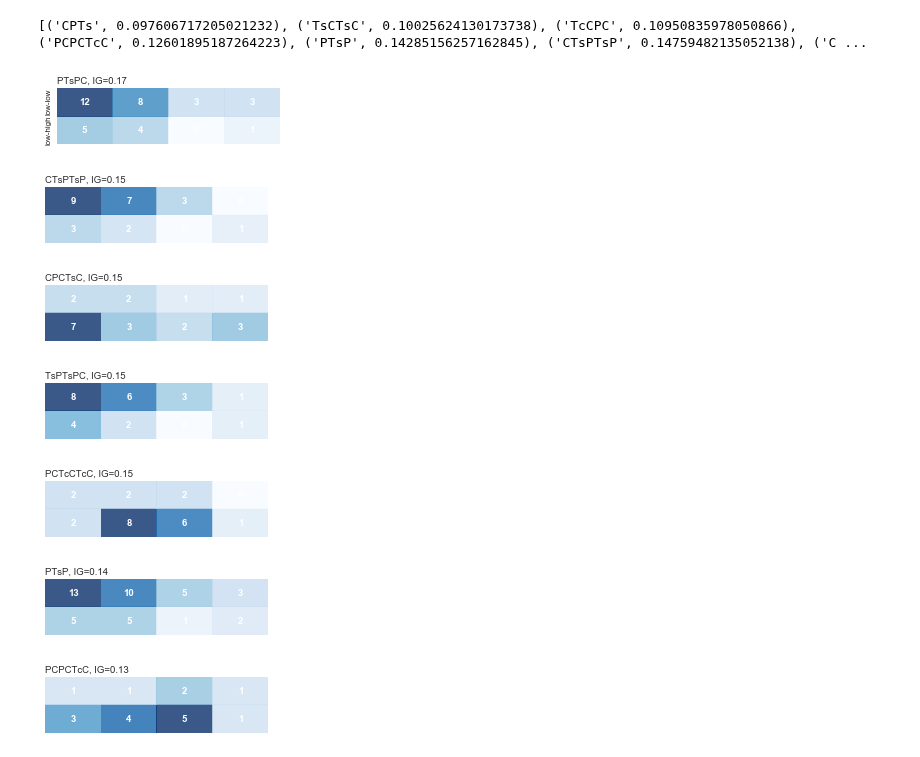
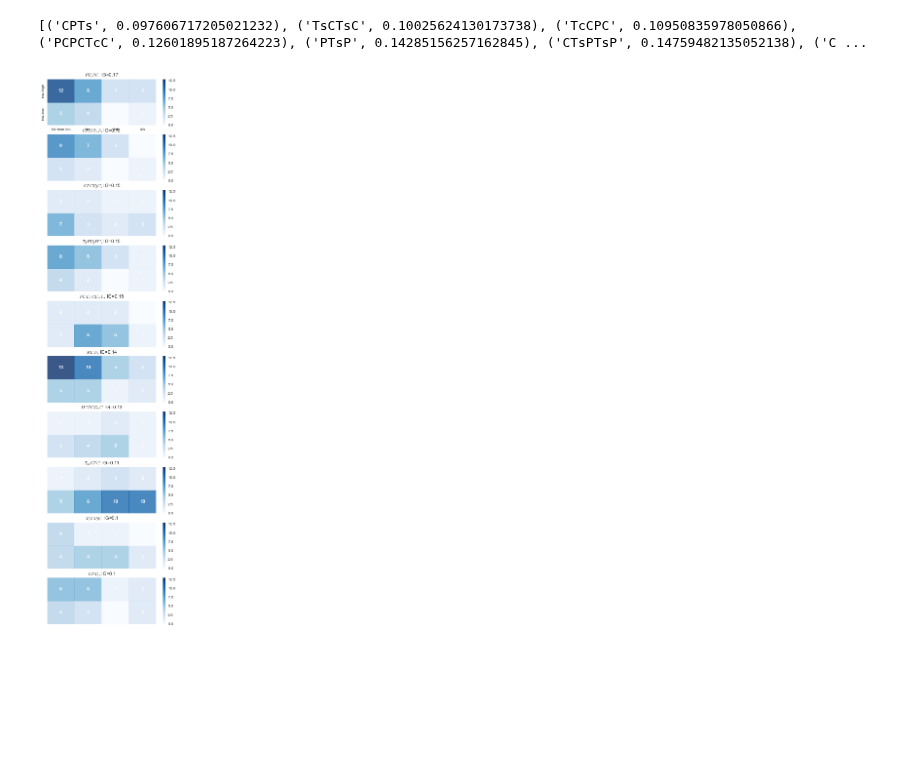
Before and after one commit to sperez8/Phet-log-analyzer, a Jupyter notebook: cck/temporal_sequence_infogain_mining.ipynb, the cells around one changed output. Saved outputs shown, nothing was run; the diff lists cells and outputs as text; code cells hidden in the pictures; blank space fills up the shorter version.

Commit message:
Added mega heatmap figure

```diff
--- a/cck/temporal_sequence_infogain_mining.ipynb
+++ b/cck/temporal_sequence_infogain_mining.ipynb
@@ -22,7 +22,7 @@ def get_path(path = PATH):
         return os.environ['USERPROFILE']+ path.replace('/','\\') #'\\Google Drive\Jonathan Sarah Ido folder\data\CCK\\'
     else:
         raise Exception('OS not recongnized. I\'m confused.')
-gitpath = '/git/Phet-log-analyzer/cck/raw_data_parsing_check/'
+gitpath = '/Documents/git/Phet-log-analyzer/cck/raw_data_parsing_check/'
 df = pd.read_csv(get_path(path = gitpath) + 'phet_cck_user_actions+sophistication_WITHPAUSE_more_circuit_info.txt',index_col=False)
 # dfx = pd.read_csv('C:\Users\Sarah\Documents\git\Phet-log-analyzer\cck\\raw_data_parsing_check\phet_cck_user_actions+sophistication_WITHPAUSE_more_circuit_info.txt',index_col=False)
 df["student"] = df["student"].astype('category')
@@ -336,61 +336,45 @@ tops.sort(key=lambda tup: tup[1],reverse=True)
 # %%
 sns.set_style("darkgrid")
 sns.set_context("paper")
+all_seqs = zip(*tops)[0]
+fig, axes = plt.subplots(len(all_seqs),1)#, sharex=True, sharey=True)
+maximum = max([np.amax(counts) for seq,counts in sequence_counts.iteritems() if seq in all_seqs])
+for i,(seq,ig) in enumerate(tops):
+    ax = axes[i]
+    data = sequence_counts[seq]
+    seq = "$"+seq.replace('Ts','T_2').replace('Tb','T_1').replace('Tc','T_m')+"$"
+    ax.set_title(seq+', IG='+str(round(ig,2)))#,loc='left')
 
-for i,(seq,ig) in enumerate(tops):
-    fig, ax = plt.subplots()
-    data = sequence_counts[seq]
-    sns.plt.title(seq+', IG='+str(round(ig,2)),loc='left')
+    if i ==0:
+        cbar = True
+    else:
+        cbar = False
 
     # heatmap = ax.pcolor(data, cmap=plt.cm.Blues, alpha=0.8, vmin=0)
-    heatmap = sns.heatmap(data, cmap=plt.cm.Blues, alpha=0.8, vmin=0, cbar=False, annot=True, annot_kws={'fontweight':'bold','color':'white'})
+    heatmap = sns.heatmap(data, ax=ax, cmap=plt.cm.Blues,alpha=0.8, vmin=0, vmax=maximum, cbar=True, annot=True, annot_kws={'fontweight':'bold','color':'white'})
 
-
-    # for y in range(data.shape[0]):
-    #     for x in range(data.shape[1]):
-    #         plt.text(x + 0.5, y + 0.5, '%.0f' % data[y, x],
-    #                  horizontalalignment='center',
-    #                  verticalalignment='center', fontsize = 23,
-    #                  fontweight='bold', color='white'
-    #                  )
-    # put the major ticks at the middle of each cell
-    ax.set_yticks(np.arange(data.shape[0]) + 0.5)
-    ax.set_xticks(np.arange(data.shape[1]) + 0.5)
-
-    # Set the labels
-    xlabels = map(str, np.arange(data.shape[1])+1)
-    ylabels = ['low-high','low-low']
-    ax.set_xticklabels([],)
     if i==0:
+        xlabels = map(str, np.arange(data.shape[1])+1)
+        ylabels = ['low-low','low-high']
+        xlabels = ['1st time bin','2nd','3rd','4th']
+        ax.set_xticklabels([],)
+        ax.set_yticks(np.arange(data.shape[0]) + 0.5)
+        ax.set_xticks(np.arange(data.shape[1]) + 0.5)
         ax.set_yticklabels(ylabels)
+        ax.set_xticklabels(xlabels)
     else:
+        ax.set_xticklabels(['','','',''])
         ax.set_yticklabels(['',''])
 
-    # put time labels on top
-    ax.xaxis.tick_top()
-    fig.set_size_inches(4, 1)
+    fig.set_size_inches(5,2*len(all_seqs))
     ax.set_frame_on(False)
-    ax.tick_params(
-        axis='both',        # changes apply to both the x and y-axis
-        which='both',       # both major and minor ticks are affected
-        bottom='off',       # ticks along the those edges are off
-        right='off',
-        left='off',
-        top='off')
-
-    show_cbar = False
-    if show_cbar == True: # Add colorbar
-        cbaxes = fig.add_axes([0.95, 0.1, 0.02, 0.8])  # [left, bottom, width, height]
-        cbar = fig.colorbar(heatmap, cax=cbaxes)
-    #         cbarticks = [np.amin(data),(np.amin(data)+np.amax(data))/2,np.amax(data)]
-    #         cbar.set_ticks(cbarticks)
-    #         cbar.set_ticklabels(map(str, cbarticks))
-    fig.savefig('figs/heatmap'+str(i)+'_'+seq+'.svg')
+#     ax.tick_params(
+#         axis='both',        # changes apply to both the x and y-axis
+#         which='both',       # both major and minor ticks are affected
+#         bottom='off',       # ticks along the those edges are off
+#         right='off',
+#         left='off',
+#         top='off')
+fig.savefig('figs/heatmap_all.svg')
 # %% [output]
-[figure, old version]
+[figure, new version]
-[figure, removed]
-[figure, removed]
-[figure, removed]
-[figure, removed]
-[figure, removed]
-[figure, removed]
```
Also changed, not shown: parts of 2 cells of this notebook, 38 other files.
